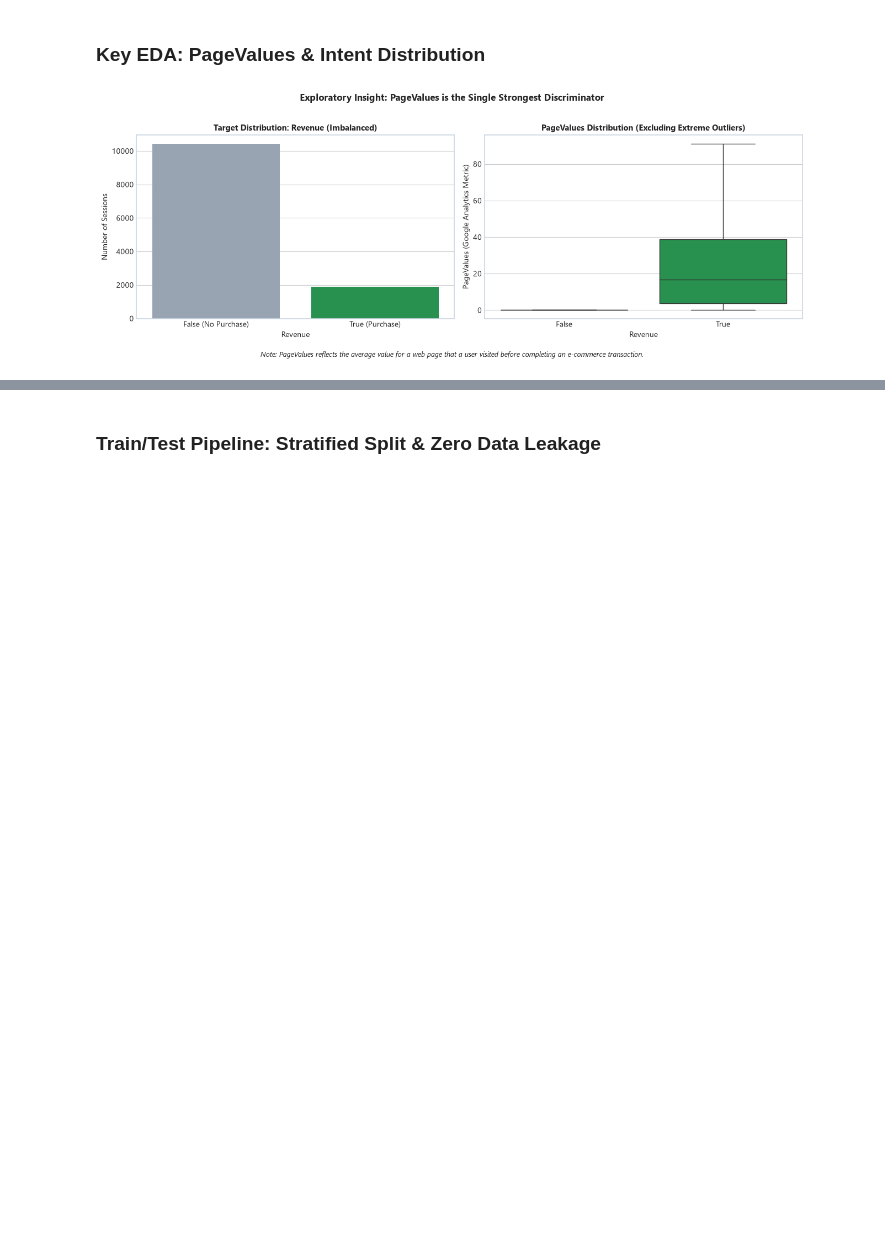
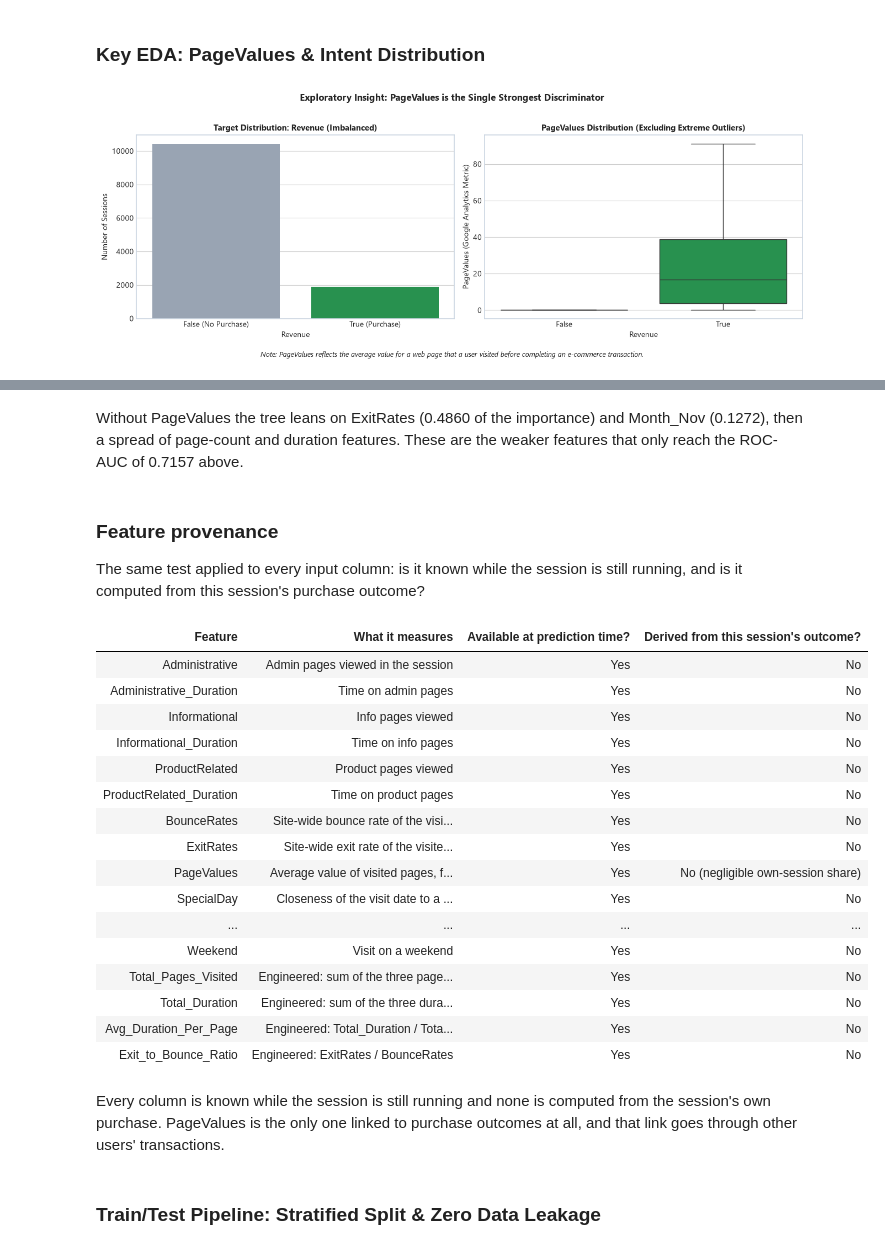
Before and after one commit to MR7star/ML-Capstone-Project, a Jupyter notebook: notebooks/classification.ipynb, the cells around one changed output, grey strips where cells are left out. Drawn from its saved outputs; the diff is of its cells as text; code cells hidden in the pictures; blank space fills up the shorter version.

```diff
--- a/notebooks/classification.ipynb
+++ b/notebooks/classification.ipynb
@@ -100,3 +317,48 @@ finish(fig, "Exploratory Insight: PageValues is the Single Strongest Discriminat
+# %% [markdown]
+Without PageValues the tree leans on ExitRates (0.4860 of the importance) and Month_Nov (0.1272), then a spread of page-count and duration features. These are the weaker features that only reach the ROC-AUC of 0.7157 above.
+# %% [markdown]
+### Feature provenance
+The same test applied to every input column: is it known while the session is still running, and is it computed from this session's purchase outcome?
+# %%
+measures = {
+    "Administrative": "Admin pages viewed in the session", "Administrative_Duration": "Time on admin pages",
+    "Informational": "Info pages viewed", "Informational_Duration": "Time on info pages",
+    "ProductRelated": "Product pages viewed", "ProductRelated_Duration": "Time on product pages",
+    "BounceRates": "Site-wide bounce rate of the visited pages (GA)", "ExitRates": "Site-wide exit rate of the visited pages (GA)",
+    "PageValues": "Average value of visited pages, from other users' transactions (GA)",
+    "SpecialDay": "Closeness of the visit date to a gift occasion", "Month": "Month of the visit",
+    "OperatingSystems": "Client OS (anonymised ID)", "Browser": "Client browser (anonymised ID)",
+    "Region": "Visitor region (anonymised ID)", "TrafficType": "Referral source (anonymised ID)",
+    "VisitorType": "New / returning / other", "Weekend": "Visit on a weekend",
+    "Total_Pages_Visited": "Engineered: sum of the three page counts", "Total_Duration": "Engineered: sum of the three durations",
+    "Avg_Duration_Per_Page": "Engineered: Total_Duration / Total_Pages_Visited", "Exit_to_Bounce_Ratio": "Engineered: ExitRates / BounceRates",
+}
+prov_df = pd.DataFrame({"Feature": list(measures), "What it measures": list(measures.values())})
+prov_df["Available at prediction time?"] = "Yes"
+prov_df["Derived from this session's outcome?"] = "No"
+prov_df.loc[prov_df["Feature"] == "PageValues", "Derived from this session's outcome?"] = "No (negligible own-session share)"
+assert set(prov_df["Feature"]) == set(raw_feats) | set(audit["num_cols"]), "a feature is missing from the audit"
+display(prov_df.style.hide(axis="index"))
+# %% [output]
+| Feature | What it measures | Available at prediction time? | Derived from this session's outcome? |
+| Administrative | Admin pages viewed in the session | Yes | No |
+| Administrative_Duration | Time on admin pages | Yes | No |
+| Informational | Info pages viewed | Yes | No |
+| Informational_Duration | Time on info pages | Yes | No |
+| ProductRelated | Product pages viewed | Yes | No |
+| ProductRelated_Duration | Time on product pages | Yes | No |
+| BounceRates | Site-wide bounce rate of the visi... | Yes | No |
+| ExitRates | Site-wide exit rate of the visite... | Yes | No |
+| PageValues | Average value of visited pages, f... | Yes | No (negligible own-session share) |
+| SpecialDay | Closeness of the visit date to a ... | Yes | No |
+| ... | ... | ... | ... |
+| Weekend | Visit on a weekend | Yes | No |
+| Total_Pages_Visited | Engineered: sum of the three page... | Yes | No |
+| Total_Duration | Engineered: sum of the three dura... | Yes | No |
+| Avg_Duration_Per_Page | Engineered: Total_Duration / Tota... | Yes | No |
+| Exit_to_Bounce_Ratio | Engineered: ExitRates / BounceRates | Yes | No |
+# %% [markdown]
+Every column is known while the session is still running and none is computed from the session's own purchase. PageValues is the only one linked to purchase outcomes at all, and that link goes through other users' transactions.
 # %% [markdown]
 ### Train/Test Pipeline: Stratified Split & Zero Data Leakage
 # %%
```
Also changed, not shown: parts of 20 cells of this notebook, 1 other file.
